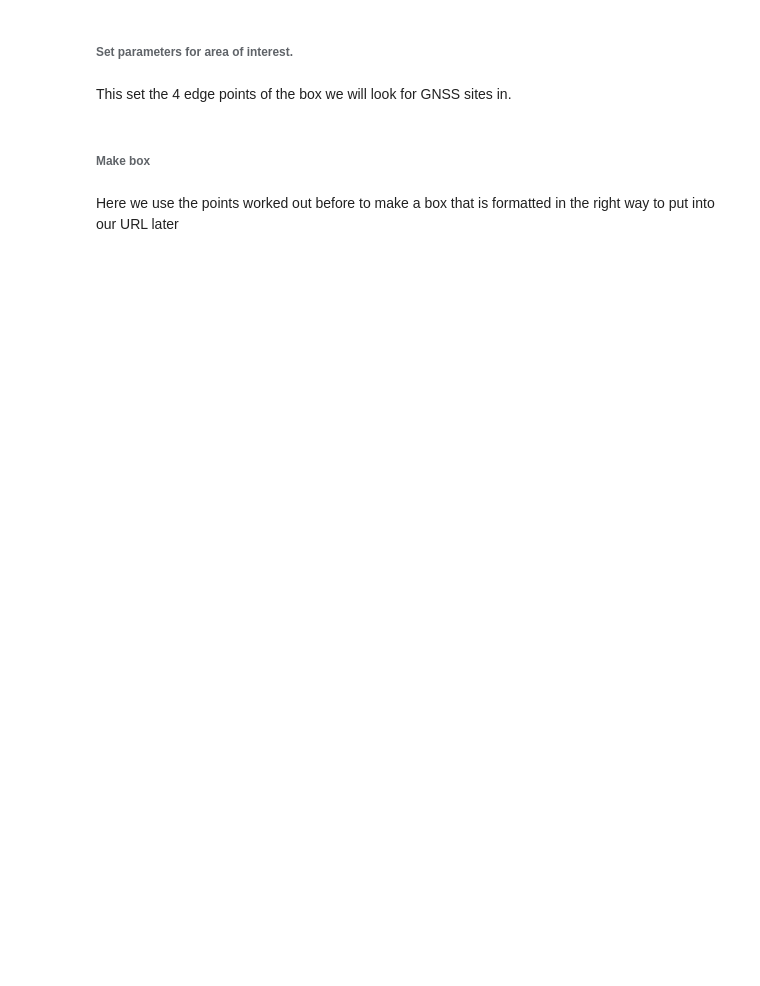
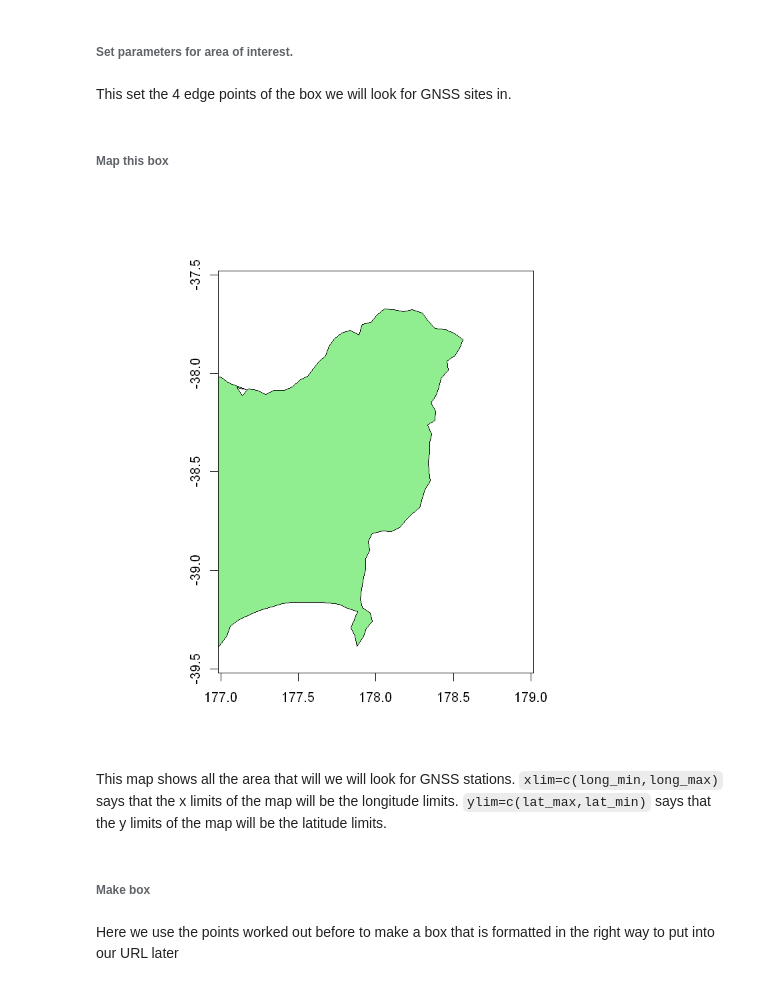
Before and after one commit to JenLowe/data_tutorials, a Jupyter notebook: GNSS_Data/R/Multiple_station_access_for_GNSS_data_in_R.ipynb, the cells around one changed output. Saved outputs shown, nothing was run; the diff lists cells and outputs as text; code cells hidden in the pictures; blank space fills up the shorter version.

```diff
--- a/GNSS_Data/R/Multiple_station_access_for_GNSS_data_in_R.ipynb
+++ b/GNSS_Data/R/Multiple_station_access_for_GNSS_data_in_R.ipynb
@@ -94,5 +88,14 @@ lat_min <- toString(point_lat + x)
 # %% [markdown]
 This set the 4 edge points of the box we will look for GNSS sites in.
+# %% [markdown]
+###### Map this box
+# %%
+map("nz",xlim=c(long_min,long_max),ylim=c(lat_max,lat_min), fill=TRUE, col="lightgreen")
+map.axes()
+# %% [output]
+[figure, added]
+# %% [markdown]
+This map shows all the area that will we will look for GNSS stations.  `xlim=c(long_min,long_max)` says that the x limits of the map will be the longitude limits. `ylim=c(lat_max,lat_min)` says that the y limits of the map will be the latitude limits.
 # %% [markdown]
 ###### Make box
 # %%
```
Also changed, not shown: parts of 20 cells of this notebook.
